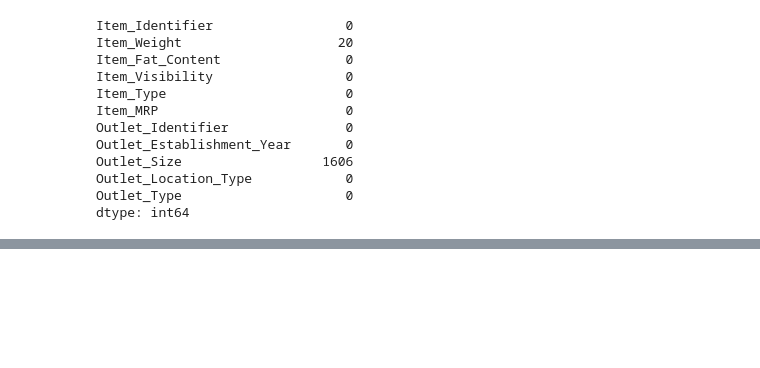
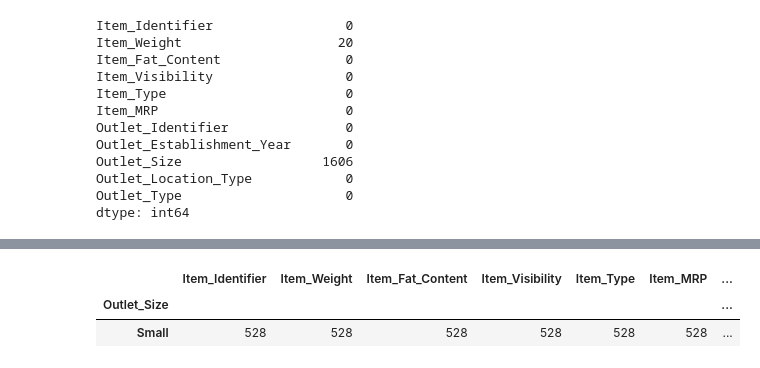
Before and after one commit to atanuc073/Applied-Ai-code, a Jupyter notebook: Big_Mart_Sales/big_mart_sales.ipynb, the cells around one changed output, grey strips where cells are left out. Saved outputs shown, nothing was run; the diff lists cells and outputs as text; code cells hidden in the pictures; blank space fills up the shorter version.

```diff
--- a/Big_Mart_Sales/big_mart_sales.ipynb
+++ b/Big_Mart_Sales/big_mart_sales.ipynb
@@ -188,0 +271,7 @@ dtype: int64
+# %%
+# checking which Outlet_size is more in Grocery Store
+train_data[train_data["Outlet_Type"]=='Grocery Store'].groupby("Outlet_Size").count()
+# %% [output]
+|  | Item_Identifier | Item_Weight | Item_Fat_Content | Item_Visibility | Item_Type | Item_MRP | ... |
+| Outlet_Size |  |  |  |  |  |  | ... |
+| Small | 528 | 528 | 528 | 528 | 528 | 528 | ... |
```
Also changed, not shown: parts of 20 cells of this notebook, 2 other files.
